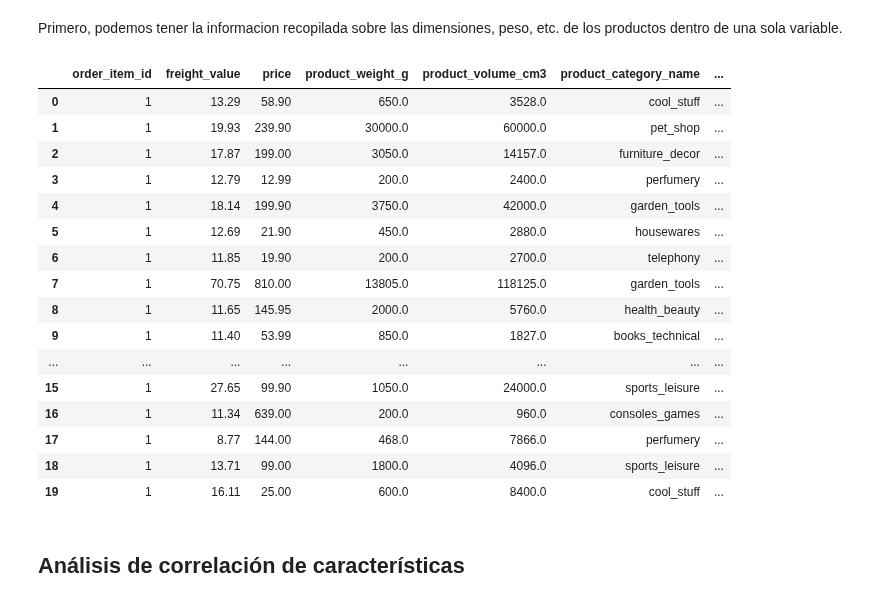
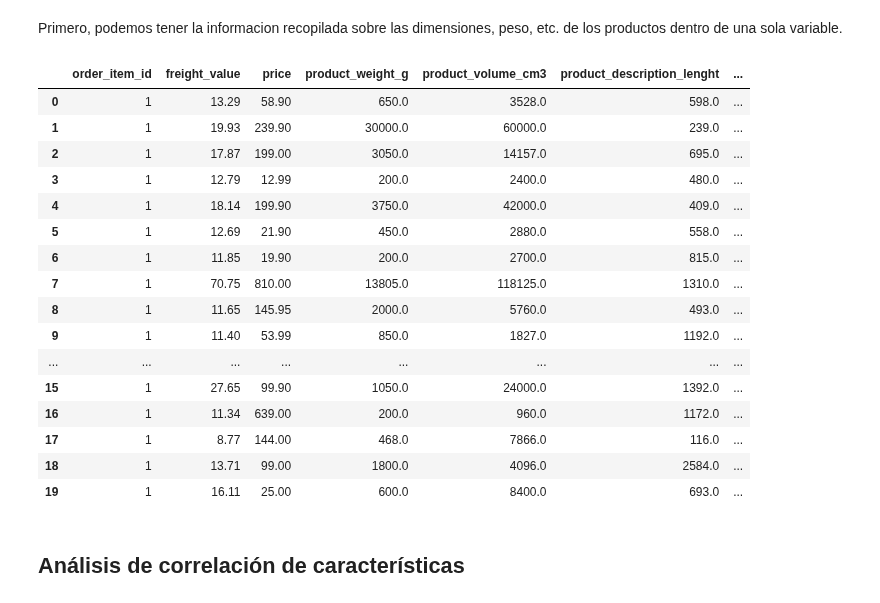
Before and after one commit to JoaquinCampos22155/proyecto3_Mineria, a Jupyter notebook: ReporteEDA.ipynb, the cells around one changed output. Saved outputs shown, nothing was run; the diff lists cells and outputs as text; code cells hidden in the pictures.

```diff
--- a/ReporteEDA.ipynb
+++ b/ReporteEDA.ipynb
@@ -932,43 +932,62 @@ Primero, podemos tener la informacion recopilada sobre las dimensiones, peso, et
 # %%
 from sklearn.preprocessing import OneHotEncoder
 
+# First ensure no missing values in categorical columns
+orders_dataset = orders_dataset.dropna(subset=['payment_type', 'product_category_name'])
+
+# Initialize encoder (add 'product_category_name' to your existing features)
 ohe = OneHotEncoder(sparse_output=False, handle_unknown='ignore')
-orders_dataset = orders_dataset.dropna(subset=['payment_type'])
 
-encoded = ohe.fit_transform(orders_dataset[['seller_state', 'customer_state', 'payment_type']])
+# Fit/transform including product category
+encoded = ohe.fit_transform(orders_dataset[['seller_state', 'customer_state', 'payment_type', 'product_category_name']])
 
+# Create encoded DataFrame with proper column names
 encoded_df = pd.DataFrame(
     encoded,
     columns=ohe.get_feature_names_out(),
     index=orders_dataset.index
 )
 
-encoded_df.columns = encoded_df.columns.str.replace('x0_', 'seller_').str.replace('x1_', 'customer_').str.replace('x2_', 'payment_')
+# Clean column names with your existing pattern + product category
+encoded_df.columns = (
+    encoded_df.columns
+    .str.replace('x0_', 'seller_')
+    .str.replace('x1_', 'customer_')
+    .str.replace('x2_', 'payment_')
+    .str.replace('x3_', 'category_')  # New prefix for product categories
+)
 
+# Concatenate with original data
 orders_dataset = pd.concat([orders_dataset, encoded_df], axis=1)
 
-orders_dataset.drop(columns=['customer_state', 'seller_state', 'payment_type'], inplace=True)
+# Drop original categorical columns (now including product_category_name)
+orders_dataset.drop(
+    columns=['customer_state', 'seller_state', 'payment_type', 'product_category_name'],
+    inplace=True
+)
+
+# Display results
 pd.set_option('display.max_columns', None)
 pd.set_option('display.width', 1000)
 display(orders_dataset.head(20))
 # %% [output]
-|  | order_item_id | freight_value | price | product_weight_g | product_volume_cm3 | product_category_name | ... |
-| 0 | 1 | 13.29 | 58.90 | 650.0 | 3528.0 | cool_stuff | ... |
-| 1 | 1 | 19.93 | 239.90 | 30000.0 | 60000.0 | pet_shop | ... |
-| 2 | 1 | 17.87 | 199.00 | 3050.0 | 14157.0 | furniture_decor | ... |
-| 3 | 1 | 12.79 | 12.99 | 200.0 | 2400.0 | perfumery | ... |
-| 4 | 1 | 18.14 | 199.90 | 3750.0 | 42000.0 | garden_tools | ... |
-| 5 | 1 | 12.69 | 21.90 | 450.0 | 2880.0 | housewares | ... |
-| 6 | 1 | 11.85 | 19.90 | 200.0 | 2700.0 | telephony | ... |
-| 7 | 1 | 70.75 | 810.00 | 13805.0 | 118125.0 | garden_tools | ... |
-| 8 | 1 | 11.65 | 145.95 | 2000.0 | 5760.0 | health_beauty | ... |
-| 9 | 1 | 11.40 | 53.99 | 850.0 | 1827.0 | books_technical | ... |
+|  | order_item_id | freight_value | price | product_weight_g | product_volume_cm3 | product_description_lenght | ... |
+| 0 | 1 | 13.29 | 58.90 | 650.0 | 3528.0 | 598.0 | ... |
+| 1 | 1 | 19.93 | 239.90 | 30000.0 | 60000.0 | 239.0 | ... |
+| 2 | 1 | 17.87 | 199.00 | 3050.0 | 14157.0 | 695.0 | ... |
+| 3 | 1 | 12.79 | 12.99 | 200.0 | 2400.0 | 480.0 | ... |
+| 4 | 1 | 18.14 | 199.90 | 3750.0 | 42000.0 | 409.0 | ... |
+| 5 | 1 | 12.69 | 21.90 | 450.0 | 2880.0 | 558.0 | ... |
+| 6 | 1 | 11.85 | 19.90 | 200.0 | 2700.0 | 815.0 | ... |
+| 7 | 1 | 70.75 | 810.00 | 13805.0 | 118125.0 | 1310.0 | ... |
+| 8 | 1 | 11.65 | 145.95 | 2000.0 | 5760.0 | 493.0 | ... |
+| 9 | 1 | 11.40 | 53.99 | 850.0 | 1827.0 | 1192.0 | ... |
 | ... | ... | ... | ... | ... | ... | ... | ... |
-| 15 | 1 | 27.65 | 99.90 | 1050.0 | 24000.0 | sports_leisure | ... |
-| 16 | 1 | 11.34 | 639.00 | 200.0 | 960.0 | consoles_games | ... |
-| 17 | 1 | 8.77 | 144.00 | 468.0 | 7866.0 | perfumery | ... |
-| 18 | 1 | 13.71 | 99.00 | 1800.0 | 4096.0 | sports_leisure | ... |
-| 19 | 1 | 16.11 | 25.00 | 600.0 | 8400.0 | cool_stuff | ... |
+| 15 | 1 | 27.65 | 99.90 | 1050.0 | 24000.0 | 1392.0 | ... |
+| 16 | 1 | 11.34 | 639.00 | 200.0 | 960.0 | 1172.0 | ... |
+| 17 | 1 | 8.77 | 144.00 | 468.0 | 7866.0 | 116.0 | ... |
+| 18 | 1 | 13.71 | 99.00 | 1800.0 | 4096.0 | 2584.0 | ... |
+| 19 | 1 | 16.11 | 25.00 | 600.0 | 8400.0 | 693.0 | ... |
 # %%
 Q1 = orders_dataset['delivery_days'].quantile(0.25)
 Q3 = orders_dataset['delivery_days'].quantile(0.75)
```
Also changed, not shown: parts of 4 cells of this notebook.
